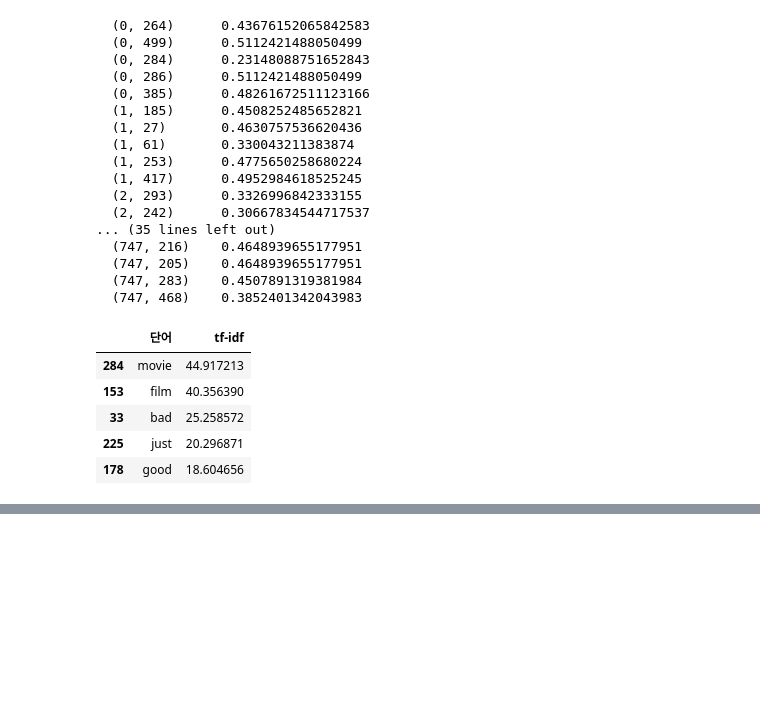
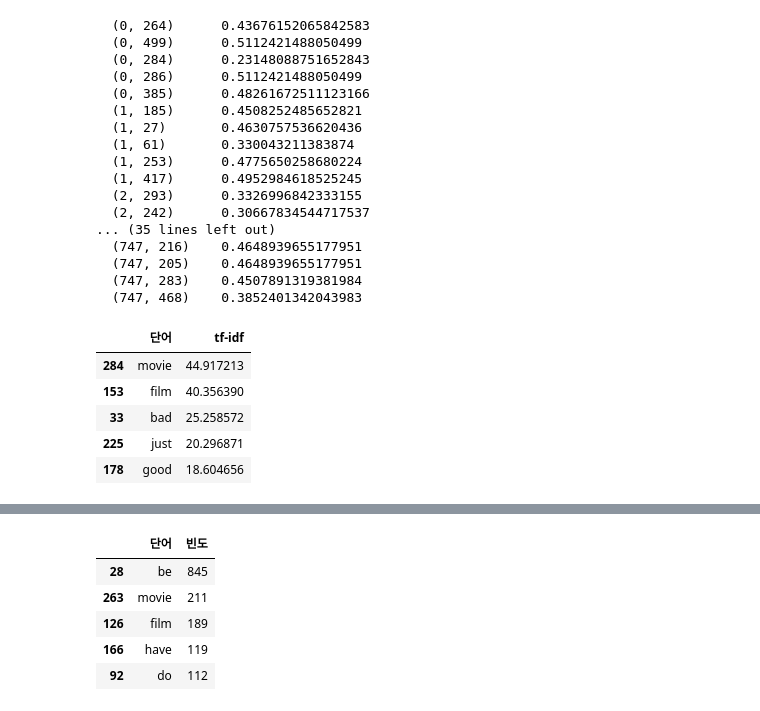
Before and after one commit to jjongseon/sessac, a Jupyter notebook: 자연어처리/단어표현.ipynb, the cells around one changed output, grey strips where cells are left out. Saved outputs shown, nothing was run; the diff lists cells and outputs as text; code cells hidden in the pictures; blank space fills up the shorter version.

```diff
--- a/자연어처리/단어표현.ipynb
+++ b/자연어처리/단어표현.ipynb
@@ -339,0 +440,7 @@ word_count.sort_values('tf-idf', ascending=False).head()
+# %%
+from sklearn.feature_extraction.text import CountVectorizer
+cv = CountVectorizer(max_features=500, tokenizer=extract_nv)
+# %%
+import pandas as pd
+df = pd.read_excel('imdb.xlsx', index_col=0)
+df.head()
@@ -339,0 +454,2 @@ word_count.sort_values('tf-idf', ascending=False).head()
+# %%
+tdm = cv.fit_transform(df['review'])
@@ -339,0 +474,14 @@ word_count.sort_values('tf-idf', ascending=False).head()
+# %%
+wc = pd.DataFrame({
+    '단어': cv.get_feature_names(),
+    '빈도': tdm.sum(axis=0).flat
+})
+# %%
+wc.sort_values('빈도', ascending=False).head()
+# %% [output]
+|  | 단어 | 빈도 |
+| 28 | be | 845 |
+| 263 | movie | 211 |
+| 126 | film | 189 |
+| 166 | have | 119 |
+| 92 | do | 112 |
```
Also changed, not shown: parts of 15 cells of this notebook, 2 other files.
